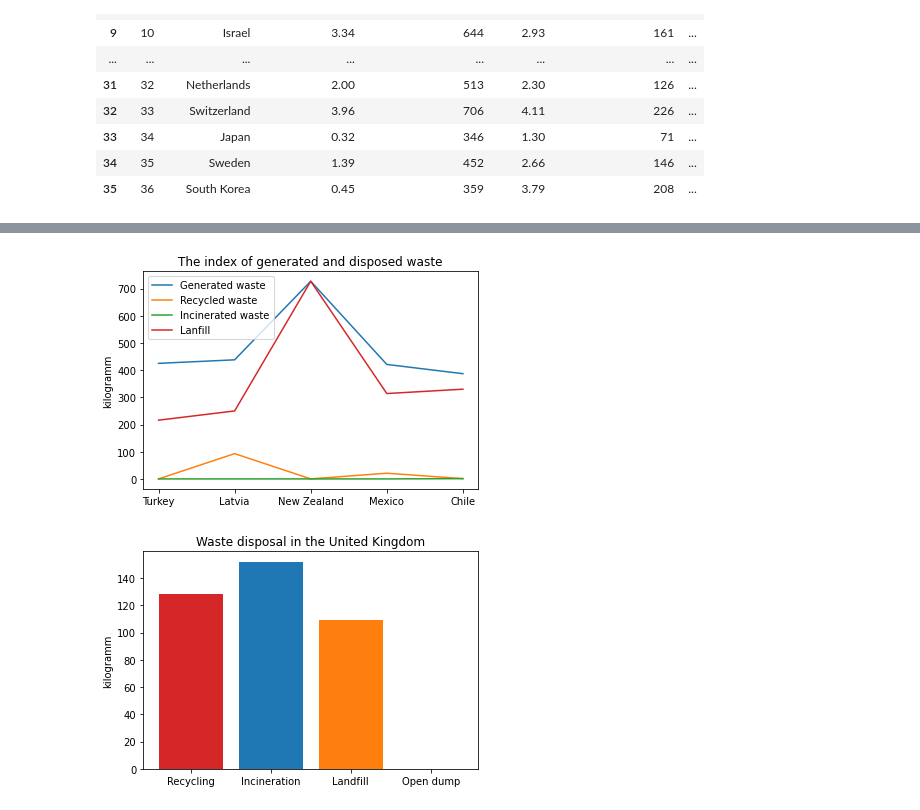
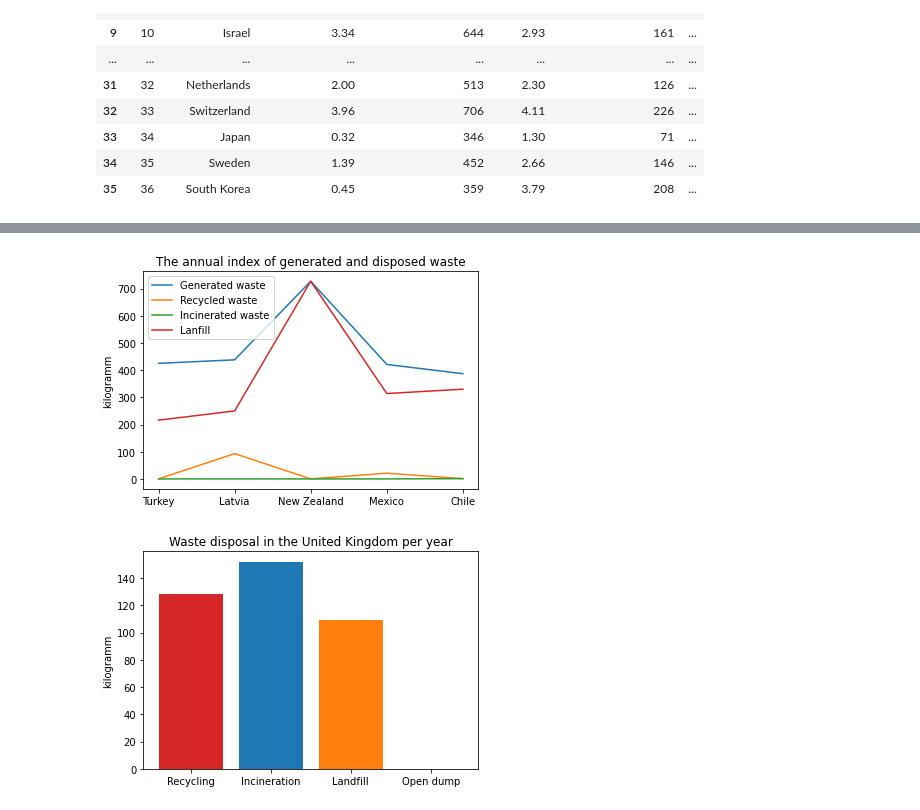
Before and after one commit to Durdona271/Jamoa-31, a Jupyter notebook: My project.ipynb, the cells around one changed output, grey strips where cells are left out. Saved outputs shown, nothing was run; the diff lists cells and outputs as text; code cells hidden in the pictures.

```diff
--- a/My project.ipynb
+++ b/My project.ipynb
@@ -42,22 +28,22 @@ data.head(10)
 # %%
 short_data = data.head(5)
 
 countries = short_data['country']
 waste = short_data['annual_percapita_kg1']
 recycling = short_data['annual_percapita_kg2']
 incineration =short_data['annual_percapita_kg3']
 landfill = short_data['annual_percapita_kg4']
 plt.plot(countries, waste, label = 'Generated waste')
 plt.plot(recycling, label = 'Recycled waste')
 plt.plot(incineration, label = 'Incinerated waste')
 plt.plot(landfill, label = 'Lanfill')
 plt.legend()
 plt.ylabel('kilogramm')
 
-plt.title('The index of generated and disposed waste')
+plt.title('The annual index of generated and disposed waste')
 plt.show()
 # %% [output]
-[figure, old version]
+[figure, new version]
 # %%
 fig, ax = plt.subplots()
 
@@ -78,8 +64,8 @@ bar_colors = ['tab:red', 'tab:blue', 'tab:orange', 'tab:orange']
 ax.bar(waste_management, counts, color=bar_colors)
 
 ax.set_ylabel('kilogramm')
-ax.set_title('Waste disposal in the United Kingdom')
+ax.set_title('Waste disposal in the United Kingdom per year')
 
 plt.show()
 # %% [output]
-[figure, old version]
+[figure, new version]
```
Also changed, not shown: parts of 8 cells of this notebook.
